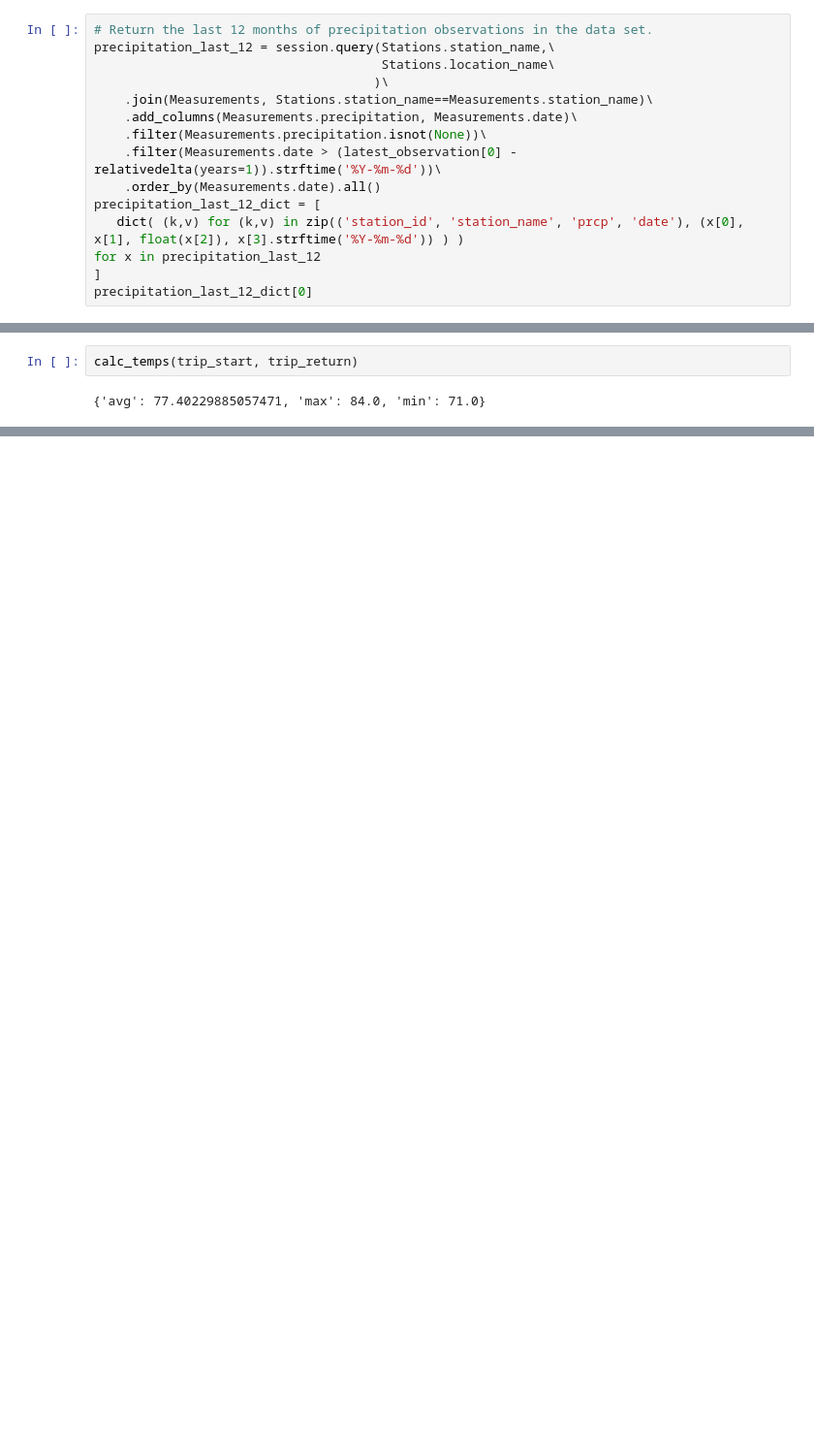
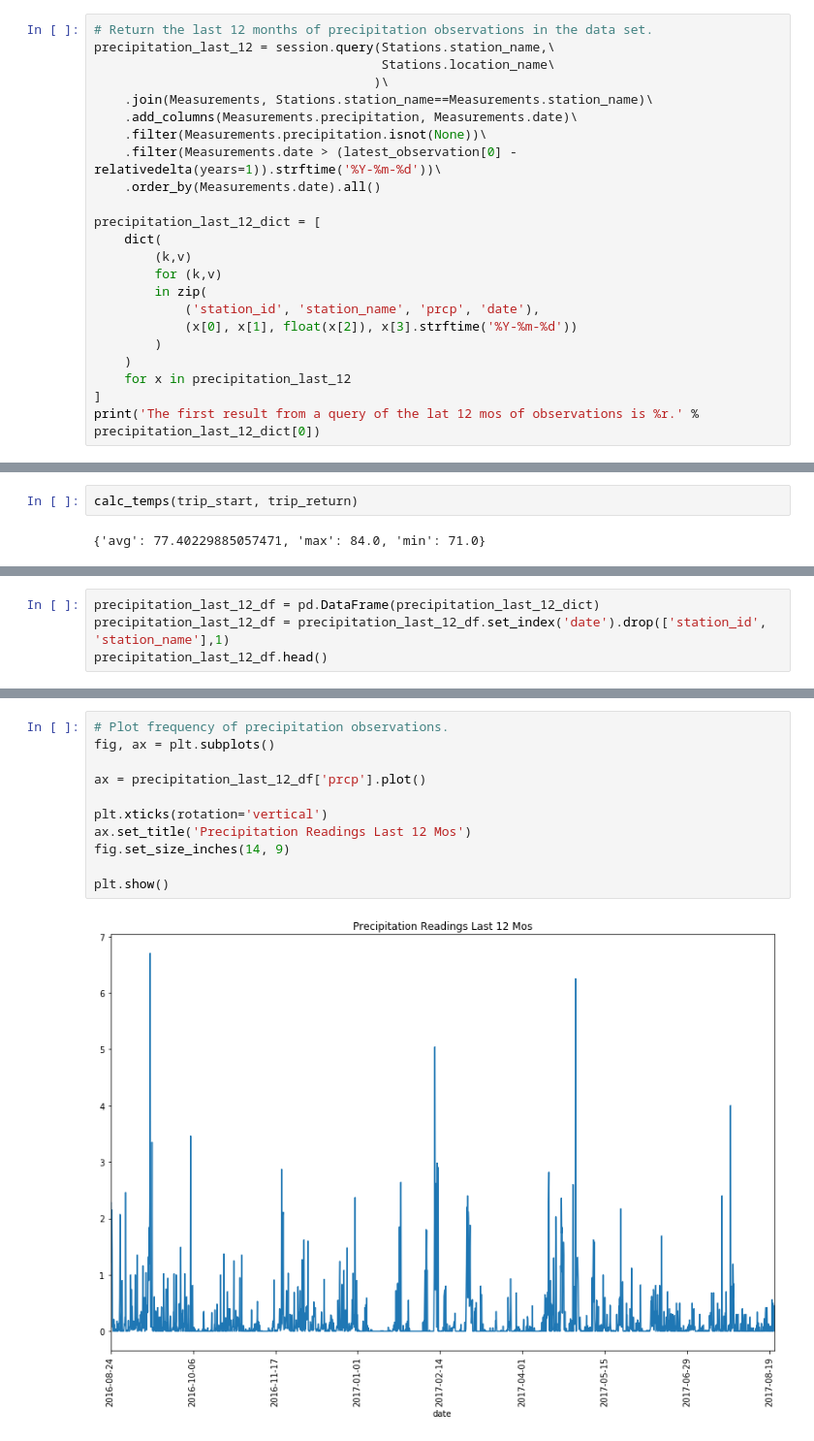
Before and after one commit to Jkremr/hawaii-weather-analysis, a Jupyter notebook: climate_analysis.ipynb, the cells around one changed output, grey strips where cells are left out. Shown: that part at 97% size. Cells and saved outputs as stored; diff of their text form; blank space fills up the shorter version.

Commit message:
Adding plots and cleaning up.

```diff
--- a/climate_analysis.ipynb
+++ b/climate_analysis.ipynb
@@ -52,9 +48,17 @@ precipitation_last_12 = session.query(Stations.station_name,\
     .filter(Measurements.precipitation.isnot(None))\
     .filter(Measurements.date > (latest_observation[0] - relativedelta(years=1)).strftime('%Y-%m-%d'))\
     .order_by(Measurements.date).all()
+
 precipitation_last_12_dict = [
-   dict( (k,v) for (k,v) in zip(('station_id', 'station_name', 'prcp', 'date'), (x[0], x[1], float(x[2]), x[3].strftime('%Y-%m-%d')) ) )
-for x in precipitation_last_12
+    dict(
+        (k,v)
+        for (k,v)
+        in zip(
+            ('station_id', 'station_name', 'prcp', 'date'),
+            (x[0], x[1], float(x[2]), x[3].strftime('%Y-%m-%d'))
+        )
+    )
+    for x in precipitation_last_12
 ]
-precipitation_last_12_dict[0]
+print('The first result from a query of the lat 12 mos of observations is %r.' % precipitation_last_12_dict[0])
 # %% [output]
@@ -248,0 +244,4 @@ error
+# %%
+precipitation_last_12_df = pd.DataFrame(precipitation_last_12_dict)
+precipitation_last_12_df = precipitation_last_12_df.set_index('date').drop(['station_id', 'station_name'],1)
+precipitation_last_12_df.head()
@@ -248,0 +256,13 @@ error
+# %%
+# Plot frequency of precipitation observations.
+fig, ax = plt.subplots()
+
+ax = precipitation_last_12_df['prcp'].plot()
+
+plt.xticks(rotation='vertical')
+ax.set_title('Precipitation Readings Last 12 Mos')
+fig.set_size_inches(14, 9)
+
+plt.show()
+# %% [output]
+[figure, added]
```
Also changed, not shown: parts of 29 cells of this notebook, 1 other file.
